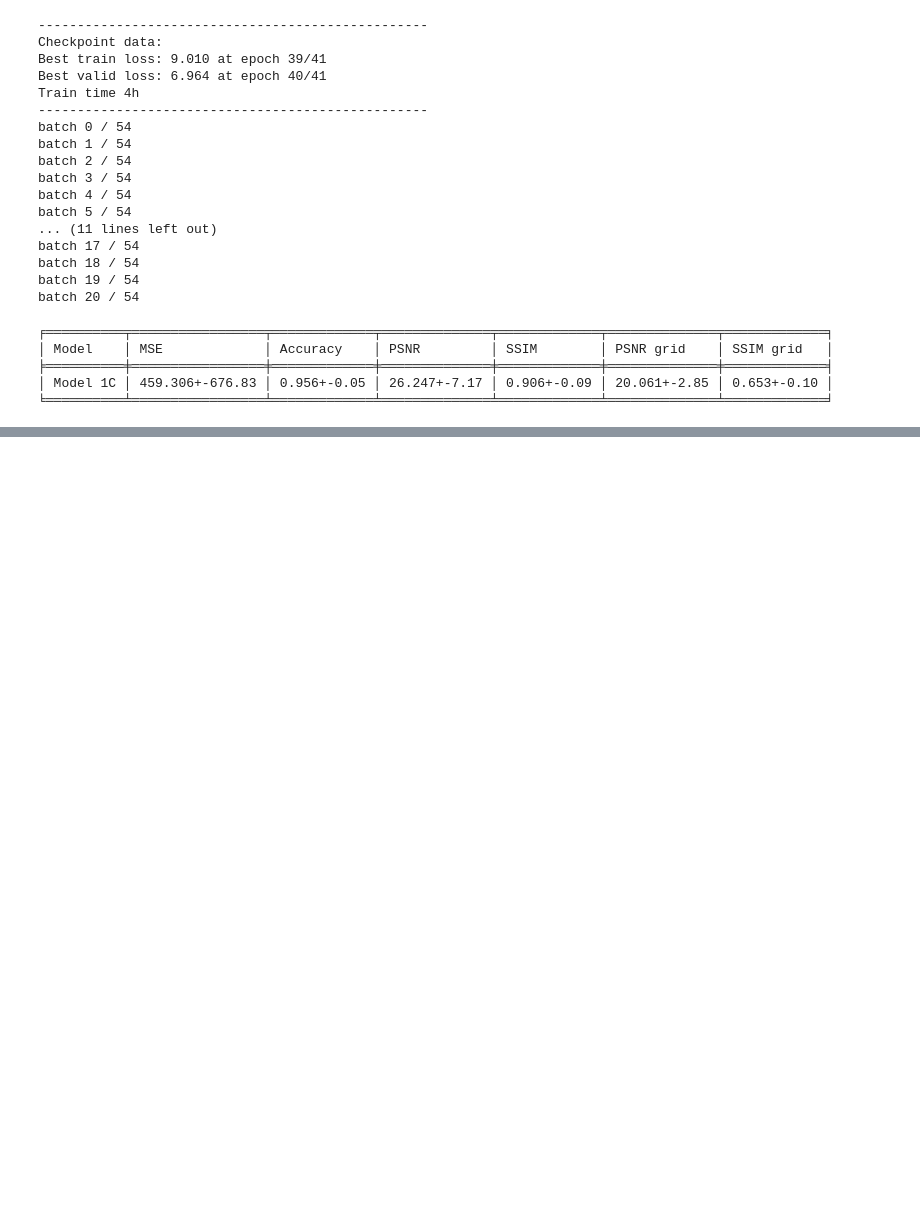
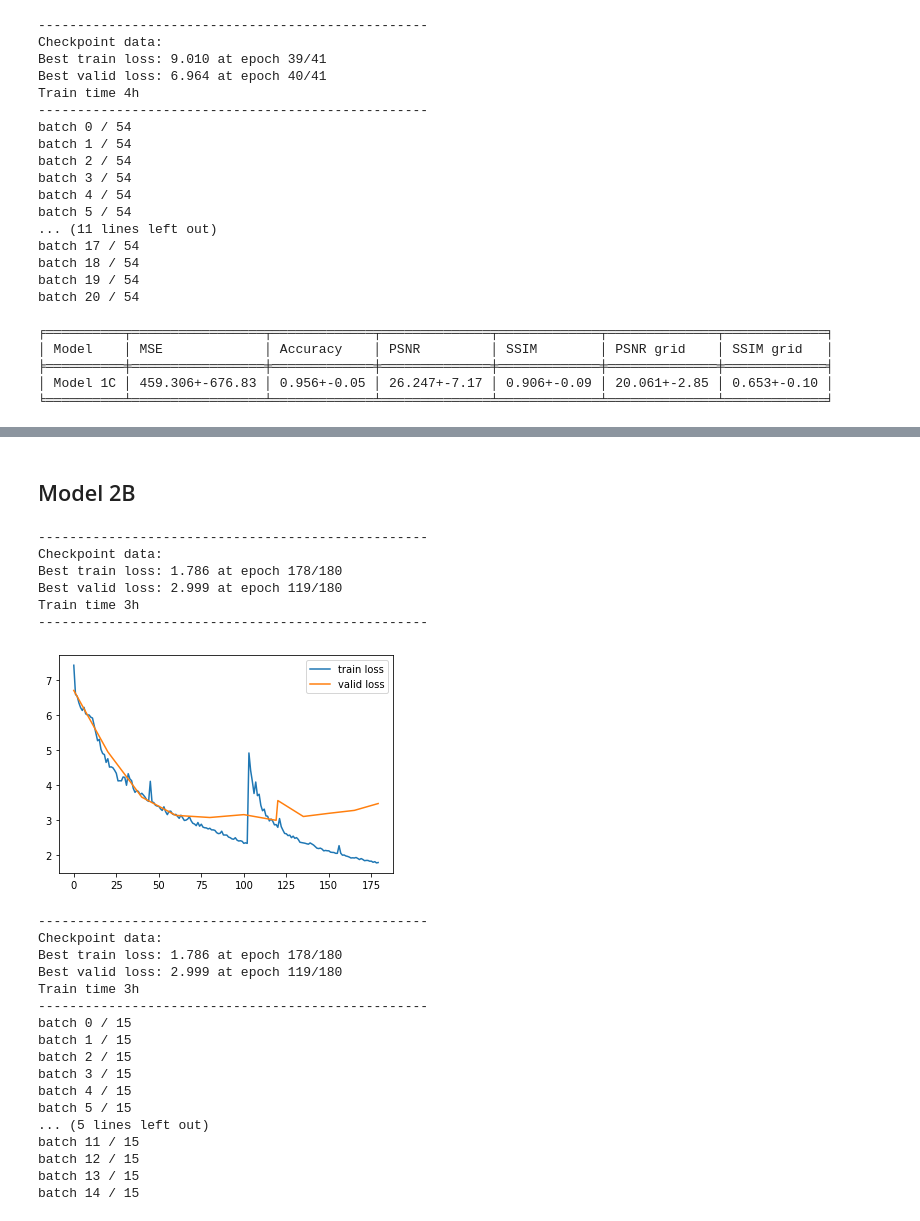
Before and after one commit to tranlg99/L4_project, a Jupyter notebook: src/colab_notebooks/evaluation.ipynb, the cells around one changed output, grey strips where cells are left out. Drawn from its saved outputs; the diff is of its cells as text; code cells hidden in the pictures; blank space fills up the shorter version.

```diff
--- a/src/colab_notebooks/evaluation.ipynb
+++ b/src/colab_notebooks/evaluation.ipynb
@@ -653,0 +729,32 @@ print(tabulate(results, headers='firstrow', tablefmt='fancy_grid'))
+# %% [markdown]
+## Model 2B
+# %%
+# load model and evaluate
+_, _, t_history, v_history = load_checkpoint("shift_natural_checkpoint_2023-03-21_1740.pth")
+plot_learning_curve(t_history, v_history)
+m5_mse, m5_acc, m5_psnr, m5_ssim, m5_psnr_grid, m5_ssim_grid, m5_psnr_ct, m5_ssim_ct, m5_psnr_grid_ct, m5_ssim_grid_ct = run_evaluation(test_dataloader, checkpoint_file="shift_natural_checkpoint_2023-03-21_1740.pth")
+# %% [output]
+--------------------------------------------------
+Checkpoint data:
+Best train loss: 1.786 at epoch 178/180
+Best valid loss: 2.999 at epoch 119/180
+Train time 3h
+--------------------------------------------------
+[figure, added]
+--------------------------------------------------
+Checkpoint data:
+Best train loss: 1.786 at epoch 178/180
+Best valid loss: 2.999 at epoch 119/180
+Train time 3h
+--------------------------------------------------
+batch 0 / 15
+batch 1 / 15
+batch 2 / 15
+batch 3 / 15
+batch 4 / 15
+batch 5 / 15
+... (5 lines left out)
+batch 11 / 15
+batch 12 / 15
+batch 13 / 15
+batch 14 / 15
```
Also changed, not shown: parts of 24 cells of this notebook.
